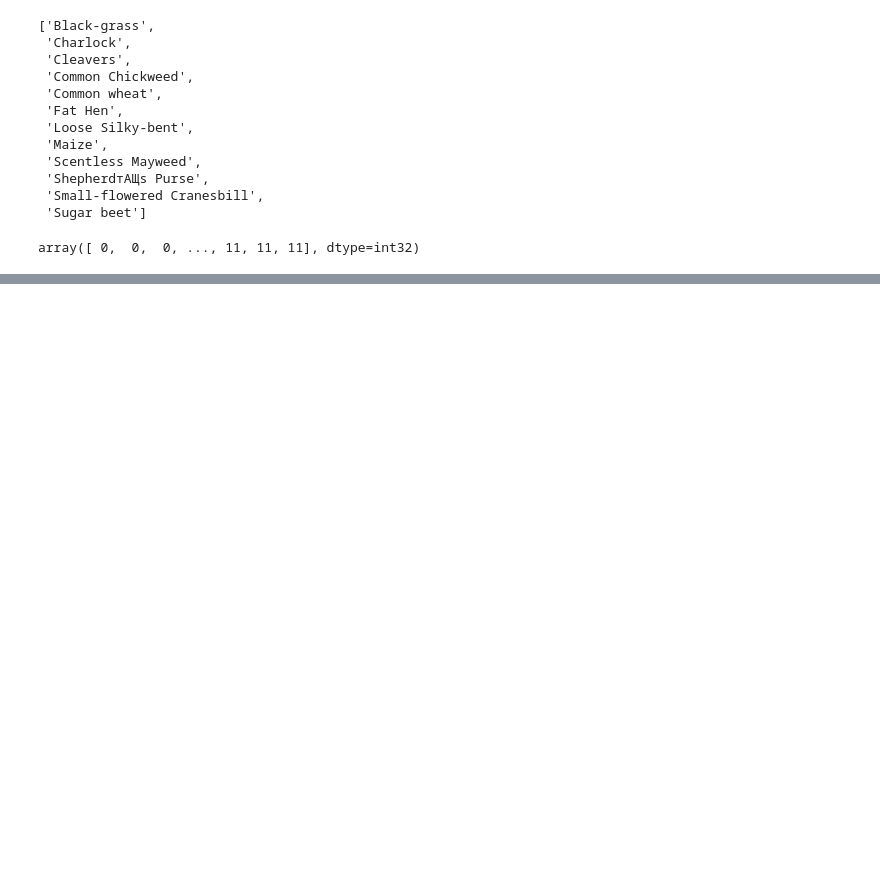
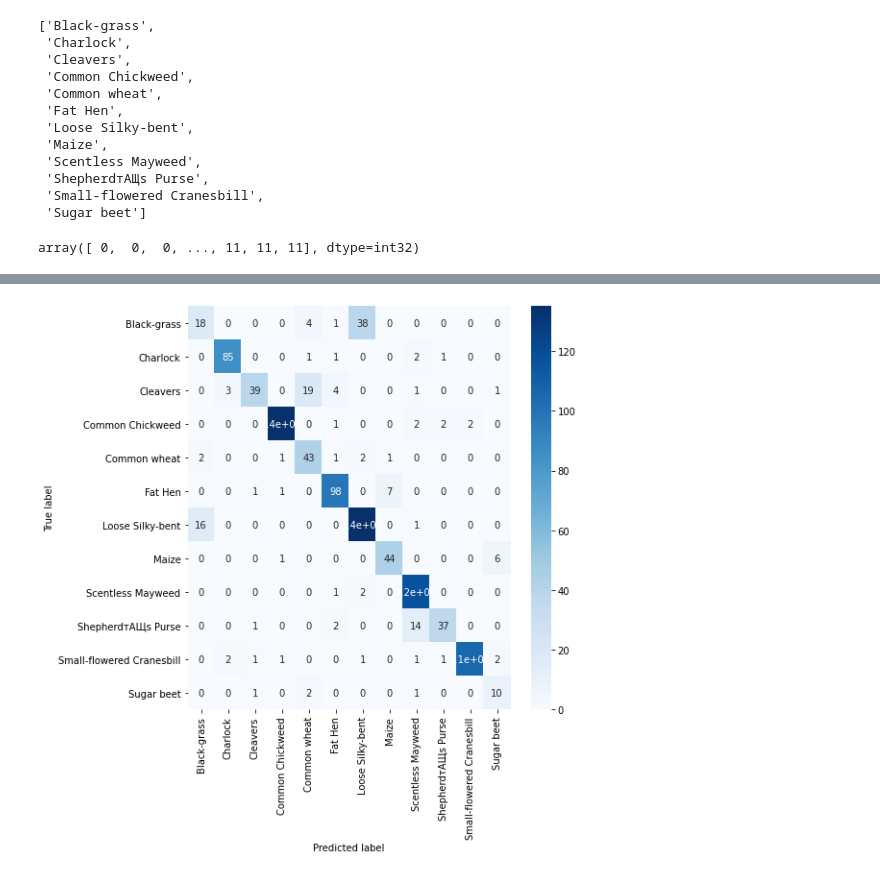
Before and after one commit to Sheepybloke2-0/CSE847-Project, a Jupyter notebook: Model_Training/tinyml_seedling_detect.ipynb, the cells around one changed output, grey strips where cells are left out. Drawn from its saved outputs; the diff is of its cells as text; code cells hidden in the pictures; blank space fills up the shorter version.

```diff
--- a/Model_Training/tinyml_seedling_detect.ipynb
+++ b/Model_Training/tinyml_seedling_detect.ipynb
@@ -123,10 +123,10 @@ print(imageCount)
 # %%
 # CONSTANTS GO HERE
 BUFFER_SIZE = imageCount
-BATCH_SIZE = 256
-IM_SIZE = (128, 128)
-IM_DIMS = (128, 128,3)
-EPOCHS = 100
+BATCH_SIZE = 32
+IM_SIZE = (64, 64)
+IM_DIMS = (64, 64,3)
+EPOCHS = 150
 FULL_MODEL = '/content/gdrive/My Drive/full_model'
 LITE_MODEL = '/content/gdrive/My Drive/lite_model.tflite'
 LITE_MODEL_ESC = '/content/gdrive/My\ Drive/lite_model.tflite'
@@ -457,0 +540,12 @@ sed: -e expression #1, char 20: unterminated `s' command
+# %%
+def evaluate_model(tflite_file, model_type, test_images, test_labels):
+
+  test_image_indices = range(test_images.shape[0])
+  predictions = run_tflite_model(tflite_file, test_image_indices, test_images, test_labels)
+
+  accuracy = (np.sum(test_labels== predictions) * 100) / len(test_images)
+
+  print('%s model accuracy is %.4f%% (Number of test samples=%d)' % (
+      model_type, accuracy, len(test_images)))
+
+  return accuracy, predictions
@@ -457,0 +604,19 @@ sed: -e expression #1, char 20: unterminated `s' command
+# %%
+confusion_mat_tfl = tf.math.confusion_matrix(labels=full_labels, predictions=pred_lite).numpy()
+con_mat_df_tfl = pd.DataFrame(confusion_mat_tfl)
+
+def confusion_matrix_plot(df):
+  figure = plt.figure(figsize=(8, 8))
+  sns.heatmap(df,
+              annot=True,
+              cmap=plt.cm.Blues,
+              xticklabels=class_names,
+              yticklabels=class_names)
+  plt.tight_layout()
+  plt.ylabel('True label')
+  plt.xlabel('Predicted label')
+  plt.show()
+
+confusion_matrix_plot(con_mat_df_tfl)
+# %% [output]
+[figure, added]
```
Also changed, not shown: parts of 34 cells of this notebook.
